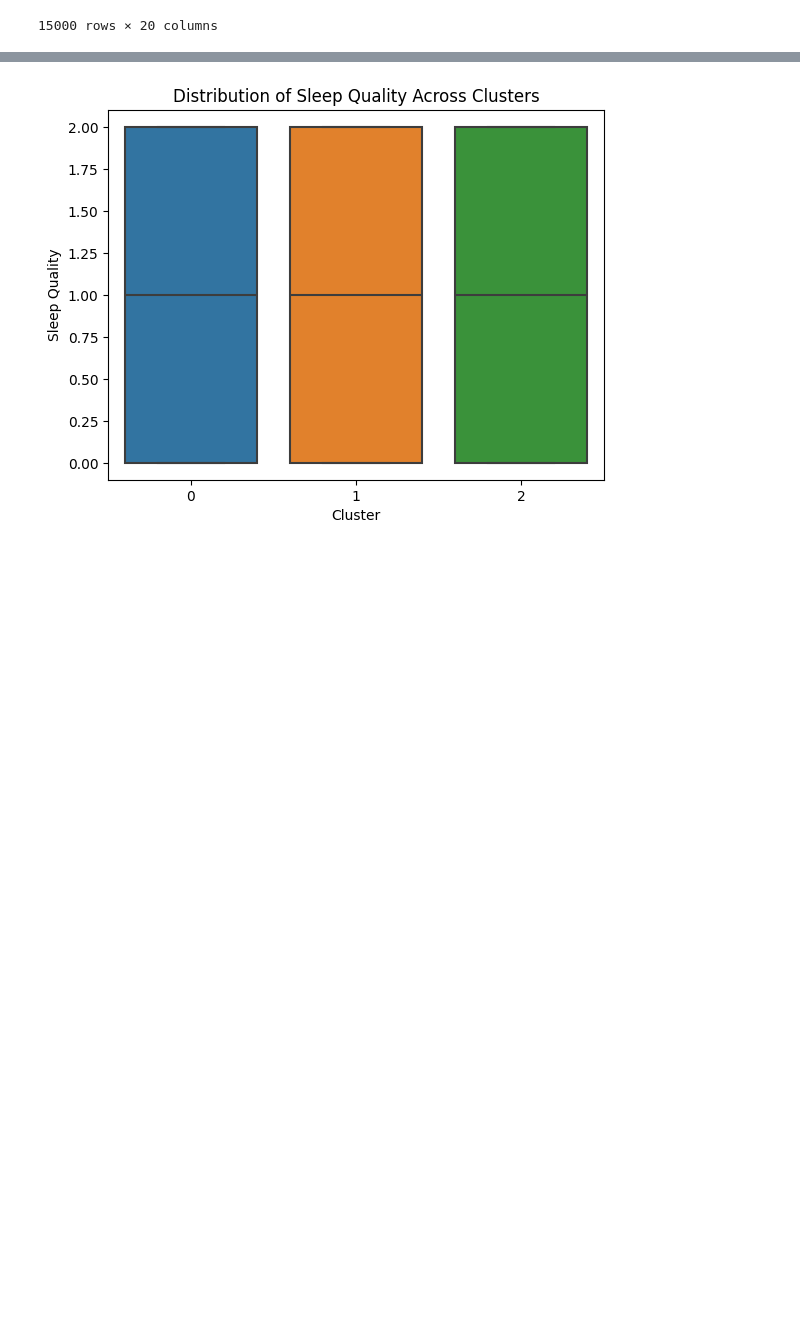
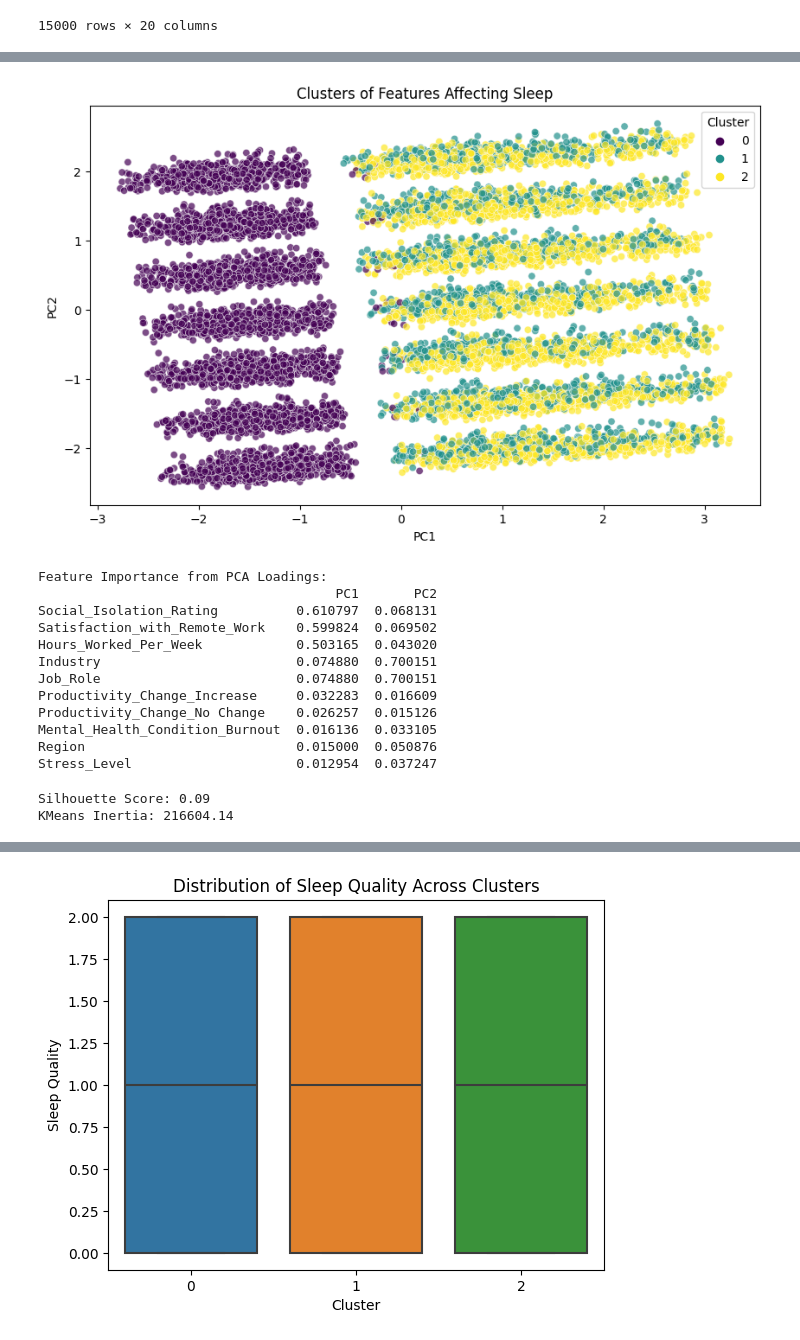
Before and after one commit to thecolombian/Unlocking_happiness, a Jupyter notebook: mariem_project4/SleepRegions.ipynb, the cells around one changed output, grey strips where cells are left out. Saved outputs shown, nothing was run; the diff lists cells and outputs as text; code cells hidden in the pictures; blank space fills up the shorter version.

```diff
--- a/mariem_project4/SleepRegions.ipynb
+++ b/mariem_project4/SleepRegions.ipynb
@@ -200,0 +204,67 @@ Mean Squared Error: 0.22052890000000003
+# %%
+import pandas as pd
+import numpy as np
+from sklearn.cluster import KMeans
+from sklearn.decomposition import PCA
+from sklearn.preprocessing import StandardScaler
+import matplotlib.pyplot as plt
+import seaborn as sns
+
+# Step 1: Prepare the data
+# Drop columns that won't affect analysis and encode categorical features
+features_un = sleep_remote_df.drop(columns=['Sleep_Quality', 'Employee_ID','Number_of_Virtual_Meetings','Years_of_Experience', 'Gender'])
+
+# Convert categorical columns to numerical (one-hot encoding)
+features_encoded = pd.get_dummies(features_un, drop_first=True)
+
+# Step 2: Scale the features
+scaler = StandardScaler()
+features_scaled = scaler.fit_transform(features_encoded)
+
+# Step 3: Apply PCA
+pca = PCA(n_components=2)
+pca_components = pca.fit_transform(features_scaled)
+pca_df = pd.DataFrame(data=pca_components, columns=['PC1', 'PC2'])
+
+# Step 4: Apply KMeans Clustering
+kmeans = KMeans(n_clusters=3, random_state=42)
+pca_df['Cluster'] = kmeans.fit_predict(features_scaled)
+
+# Step 5: Visualize Clusters
+plt.figure(figsize=(10, 6))
+sns.scatterplot(x='PC1', y='PC2', hue='Cluster', data=pca_df, palette='viridis', alpha=0.7)
+plt.title('Clusters of Features Affecting Sleep')
+plt.savefig('sleep_clusters.png', format='png', dpi=300, bbox_inches='tight')
+plt.show()
+
+# Step 6: Analyze Feature Contributions
+loadings = pd.DataFrame(pca.components_.T, columns=['PC1', 'PC2'], index=features_encoded.columns)
+loadings = loadings.abs().sort_values(by=['PC1', 'PC2'], ascending=False)
+
+print("Feature Importance from PCA Loadings:")
+print(loadings.head(10))
+# %% [output]
+[figure, added]
+Feature Importance from PCA Loadings:
+                                      PC1       PC2
+Social_Isolation_Rating          0.610797  0.068131
+Satisfaction_with_Remote_Work    0.599824  0.069502
+Hours_Worked_Per_Week            0.503165  0.043020
+Industry                         0.074880  0.700151
+Job_Role                         0.074880  0.700151
+Productivity_Change_Increase     0.032283  0.016609
+Productivity_Change_No Change    0.026257  0.015126
+Mental_Health_Condition_Burnout  0.016136  0.033105
+Region                           0.015000  0.050876
+Stress_Level                     0.012954  0.037247
+# %%
+from sklearn.metrics import silhouette_score
+
+# Calculate silhouette score
+score = silhouette_score(features_scaled, pca_df['Cluster'])
+print(f'Silhouette Score: {score:.2f}')
+# Get the inertia of the KMeans model
+print(f'KMeans Inertia: {kmeans.inertia_:.2f}')
+# %% [output]
+Silhouette Score: 0.09
+KMeans Inertia: 216604.14
```
Also changed, not shown: parts of 29 cells of this notebook, 7 other files.
